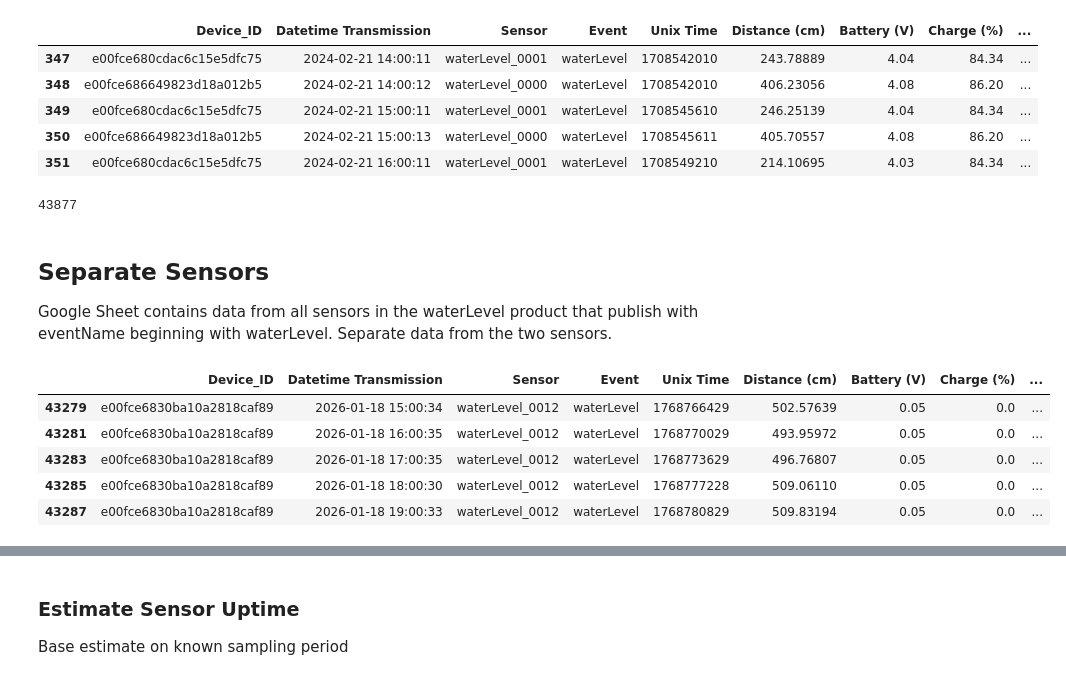
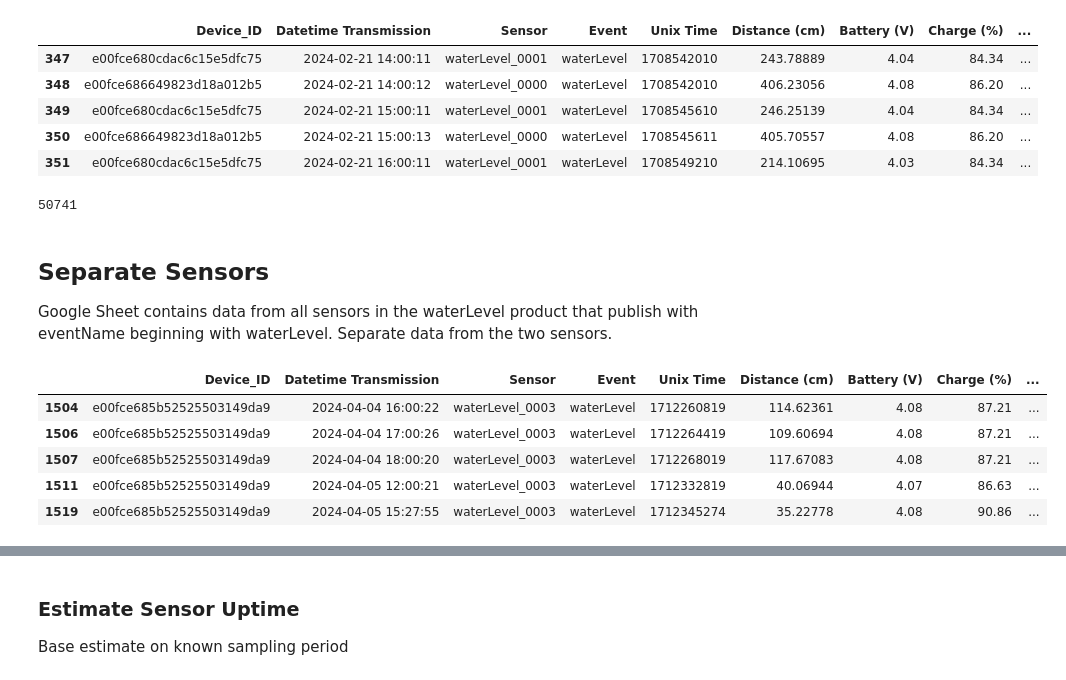
Before and after one commit to COAST-Lab/Open-Water-Level, a Jupyter notebook: Data Analysis/open_water_level_analysis_singleSensor_20260120.ipynb, the cells around one changed output, grey strips where cells are left out. Saved outputs shown, nothing was run; the diff lists cells and outputs as text; code cells hidden in the pictures.

```diff
--- a/Data Analysis/open_water_level_analysis_singleSensor_20260120.ipynb
+++ b/Data Analysis/open_water_level_analysis_singleSensor_20260120.ipynb
@@ -23,5 +23,5 @@ os.getcwd()
 # %%
-filepath = os.path.join('Data', 'Water Level 2024 - Sheet1 - 20260129.csv')
+filepath = os.path.join('Data', 'Water Level 2024 - Sheet1 - 20260518.csv')
 df_full = pd.read_csv(filepath, header = None, parse_dates = [1])
 df_full.columns = ['Device_ID', 'Datetime Transmission', 'Sensor', 'Event', 'Unix Time', 'Distance (cm)', 'Battery (V)', 'Charge (%)']
 df_full.head()
@@ -62,23 +62,23 @@ df_full.head()
 # Size after truncating
 len(df_full)
 # %% [output]
-43877
+50741
 # %% [markdown]
 ## Separate Sensors
 Google Sheet contains data from all sensors in the waterLevel product that publish with eventName beginning with waterLevel. Separate data from the two sensors.
 # %%
 # Filter out values noting that sensor id changed
-sensorName = 'waterLevel_0012'
+sensorName = 'waterLevel_0003'
 filt_wl = np.where((df_full['Sensor']==sensorName)) # | (df_full['Sensor']=='waterLevel_0002'))
 df_selectSensor_withDups = df_full.iloc[filt_wl] # could have duplicate values
 df_selectSensor_withDups.head()
 # %% [output]
 |  | Device_ID | Datetime Transmission | Sensor | Event | Unix Time | Distance (cm) | Battery (V) | Charge (%) | ... |
-| 43279 | e00fce6830ba10a2818caf89 | 2026-01-18 15:00:34 | waterLevel_0012 | waterLevel | 1768766429 | 502.57639 | 0.05 | 0.0 | ... |
-| 43281 | e00fce6830ba10a2818caf89 | 2026-01-18 16:00:35 | waterLevel_0012 | waterLevel | 1768770029 | 493.95972 | 0.05 | 0.0 | ... |
-| 43283 | e00fce6830ba10a2818caf89 | 2026-01-18 17:00:35 | waterLevel_0012 | waterLevel | 1768773629 | 496.76807 | 0.05 | 0.0 | ... |
-| 43285 | e00fce6830ba10a2818caf89 | 2026-01-18 18:00:30 | waterLevel_0012 | waterLevel | 1768777228 | 509.06110 | 0.05 | 0.0 | ... |
-| 43287 | e00fce6830ba10a2818caf89 | 2026-01-18 19:00:33 | waterLevel_0012 | waterLevel | 1768780829 | 509.83194 | 0.05 | 0.0 | ... |
+| 1504 | e00fce685b52525503149da9 | 2024-04-04 16:00:22 | waterLevel_0003 | waterLevel | 1712260819 | 114.62361 | 4.08 | 87.21 | ... |
+| 1506 | e00fce685b52525503149da9 | 2024-04-04 17:00:26 | waterLevel_0003 | waterLevel | 1712264419 | 109.60694 | 4.08 | 87.21 | ... |
+| 1507 | e00fce685b52525503149da9 | 2024-04-04 18:00:20 | waterLevel_0003 | waterLevel | 1712268019 | 117.67083 | 4.08 | 87.21 | ... |
+| 1511 | e00fce685b52525503149da9 | 2024-04-05 12:00:21 | waterLevel_0003 | waterLevel | 1712332819 | 40.06944 | 4.07 | 86.63 | ... |
+| 1519 | e00fce685b52525503149da9 | 2024-04-05 15:27:55 | waterLevel_0003 | waterLevel | 1712345274 | 35.22778 | 4.08 | 90.86 | ... |
 # %%
 df_selectSensor = df_selectSensor_withDups.drop_duplicates()
 print(f"Length of original DF is {len(df_selectSensor_withDups)}; with duplicates dropped, it's {len(df_selectSensor)}.")
```
Also changed, not shown: parts of 10 cells of this notebook, 5 other files.
